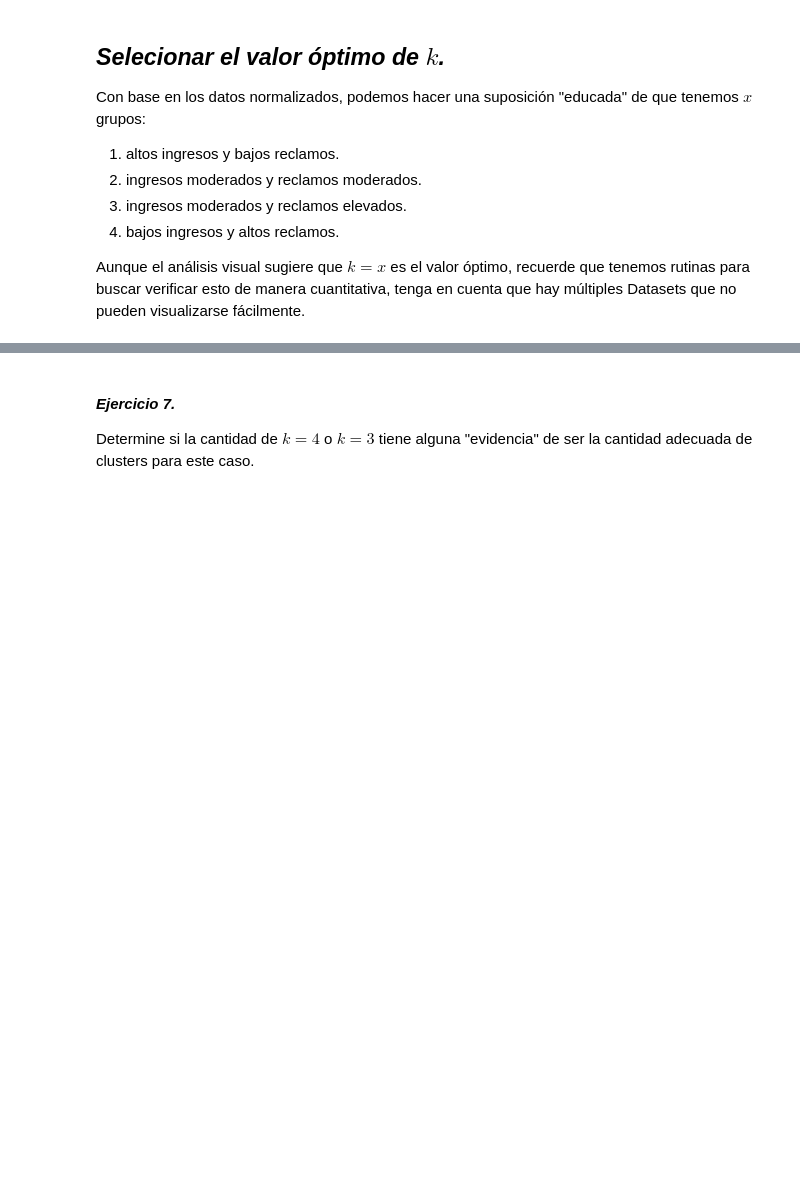
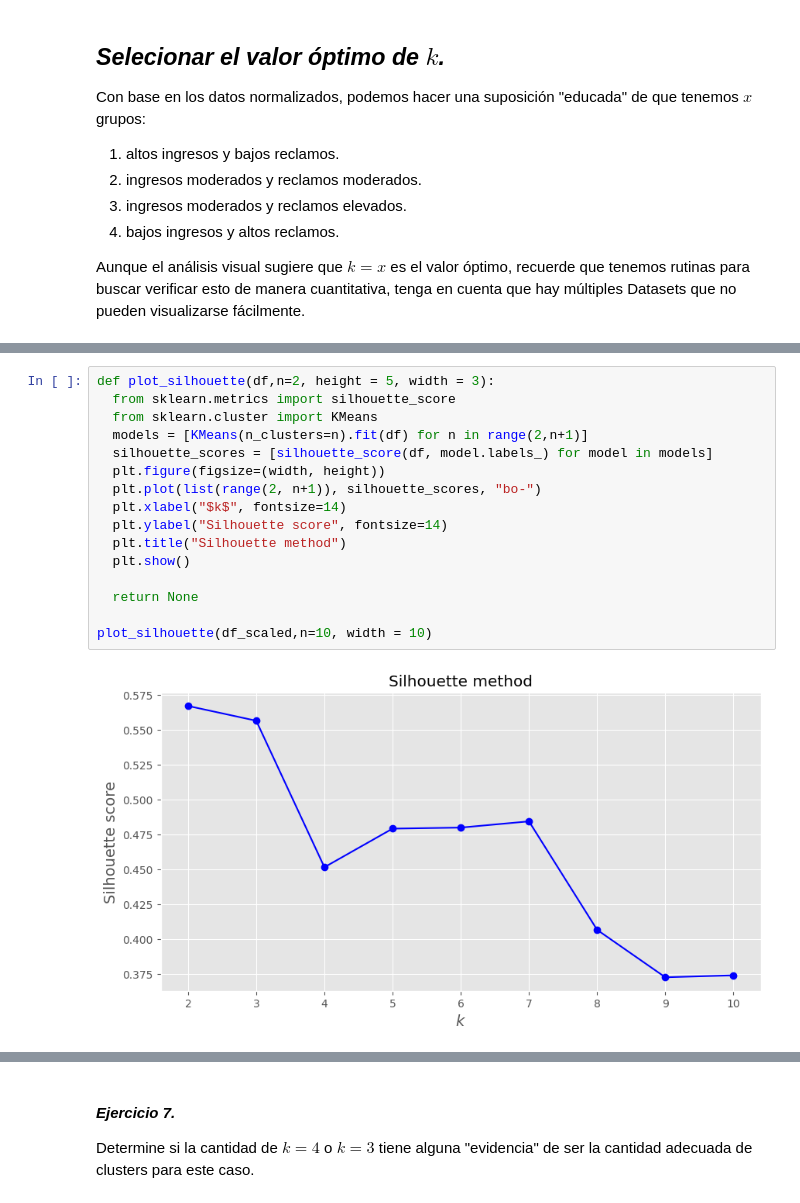
Before and after one commit to jazaineam1/Diplomado_ucentral_ME, a Jupyter notebook: Lectura_12_Examples_clustering_stud.ipynb, the cells around one changed output, grey strips where cells are left out. Drawn from its saved outputs; the diff is of its cells as text; blank space fills up the shorter version.

```diff
--- a/Lectura_12_Examples_clustering_stud.ipynb
+++ b/Lectura_12_Examples_clustering_stud.ipynb
@@ -208,0 +279,18 @@ Aunque el análisis visual sugiere que $k = x$ es el valor óptimo, recuerde que
+# %%
+def plot_silhouette(df,n=2, height = 5, width = 3):
+  from sklearn.metrics import silhouette_score
+  from sklearn.cluster import KMeans
+  models = [KMeans(n_clusters=n).fit(df) for n in range(2,n+1)]
+  silhouette_scores = [silhouette_score(df, model.labels_) for model in models]
+  plt.figure(figsize=(width, height))
+  plt.plot(list(range(2, n+1)), silhouette_scores, "bo-")
+  plt.xlabel("$k$", fontsize=14)
+  plt.ylabel("Silhouette score", fontsize=14)
+  plt.title("Silhouette method")
+  plt.show()
+
+  return None
+
+plot_silhouette(df_scaled,n=10, width = 10)
+# %% [output]
+[figure, added]
```
Also changed, not shown: parts of 17 cells of this notebook.
